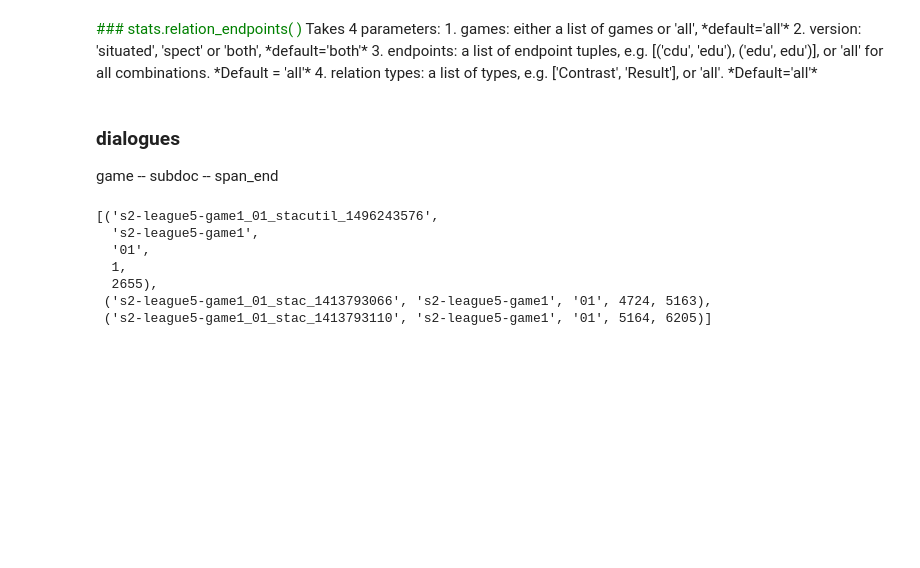
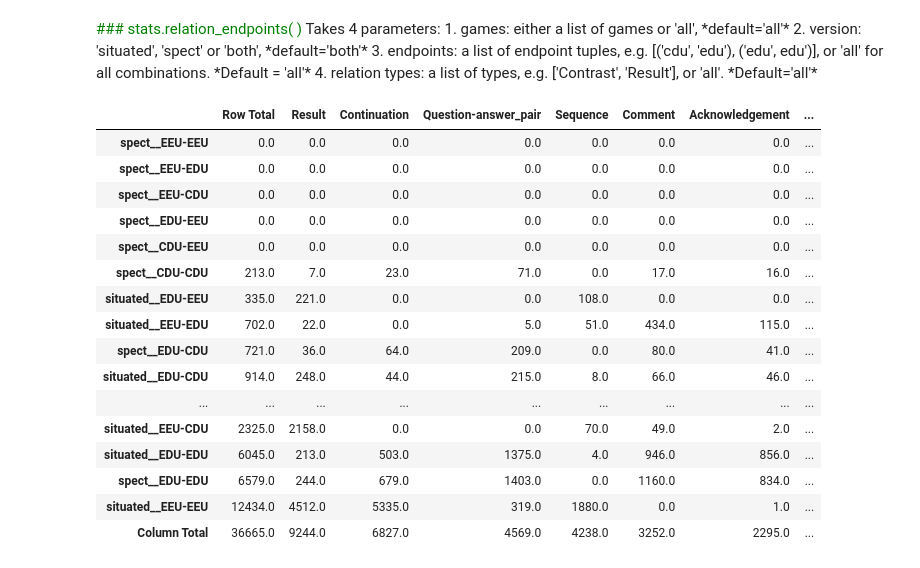
Before and after one commit to Coupdesinge/irit-stac, a Jupyter notebook: stac_stats/STAC_stats.ipynb, the cells around one changed output. Saved outputs shown, nothing was run; the diff lists cells and outputs as text; code cells hidden in the pictures; blank space fills up the shorter version.

Commit message:
continue adding to the stac stats functions

```diff
--- a/stac_stats/STAC_stats.ipynb
+++ b/stac_stats/STAC_stats.ipynb
@@ -45,7 +107,22 @@ Takes 4 parameters:
  3. endpoints: a list of endpoint tuples, e.g. [('cdu', 'edu'), ('edu', edu')], or 'all' for all combinations. *Default = 'all'*
  4. relation types: a list of types, e.g. ['Contrast', 'Result'], or 'all'. *Default='all'*
 # %%
-#stats.relation_endpoints('all', 'both', 'all', 'all')
+stats.relation_endpoints('all', 'both', 'all', 'all')
+# %% [output]
+|  | Row Total | Result | Continuation | Question-answer_pair | Sequence | Comment | Acknowledgement | ... |
+| spect__EEU-EEU | 0.0 | 0.0 | 0.0 | 0.0 | 0.0 | 0.0 | 0.0 | ... |
+| spect__EEU-EDU | 0.0 | 0.0 | 0.0 | 0.0 | 0.0 | 0.0 | 0.0 | ... |
+| spect__EEU-CDU | 0.0 | 0.0 | 0.0 | 0.0 | 0.0 | 0.0 | 0.0 | ... |
+| spect__EDU-EEU | 0.0 | 0.0 | 0.0 | 0.0 | 0.0 | 0.0 | 0.0 | ... |
+| spect__CDU-EEU | 0.0 | 0.0 | 0.0 | 0.0 | 0.0 | 0.0 | 0.0 | ... |
+| spect__CDU-CDU | 213.0 | 7.0 | 23.0 | 71.0 | 0.0 | 17.0 | 16.0 | ... |
+| situated__EDU-EEU | 335.0 | 221.0 | 0.0 | 0.0 | 108.0 | 0.0 | 0.0 | ... |
+| situated__EEU-EDU | 702.0 | 22.0 | 0.0 | 5.0 | 51.0 | 434.0 | 115.0 | ... |
+| spect__EDU-CDU | 721.0 | 36.0 | 64.0 | 209.0 | 0.0 | 80.0 | 41.0 | ... |
+| situated__EDU-CDU | 914.0 | 248.0 | 44.0 | 215.0 | 8.0 | 66.0 | 46.0 | ... |
+| ... | ... | ... | ... | ... | ... | ... | ... | ... |
+| situated__EEU-CDU | 2325.0 | 2158.0 | 0.0 | 0.0 | 70.0 | 49.0 | 2.0 | ... |
+| situated__EDU-EDU | 6045.0 | 213.0 | 503.0 | 1375.0 | 4.0 | 946.0 | 856.0 | ... |
+| spect__EDU-EDU | 6579.0 | 244.0 | 679.0 | 1403.0 | 0.0 | 1160.0 | 834.0 | ... |
+| situated__EEU-EEU | 12434.0 | 4512.0 | 5335.0 | 319.0 | 1880.0 | 0.0 | 1.0 | ... |
+| Column Total | 36665.0 | 9244.0 | 6827.0 | 4569.0 | 4238.0 | 3252.0 | 2295.0 | ... |
-# %% [markdown]
-### dialogues
-game -- subdoc -- span_end
@@ -68,10 +128,0 @@ tuples = [tuple(x) for x in subset.values]
-# %%
-tuples[:3]
-# %% [output]
-[('s2-league5-game1_01_stacutil_1496243576',
-  's2-league5-game1',
-  '01',
-  1,
-  2655),
- ('s2-league5-game1_01_stac_1413793066', 's2-league5-game1', '01', 4724, 5163),
- ('s2-league5-game1_01_stac_1413793110', 's2-league5-game1', '01', 5164, 6205)]
```
Also changed, not shown: parts of 91 cells of this notebook, 3 other files.
